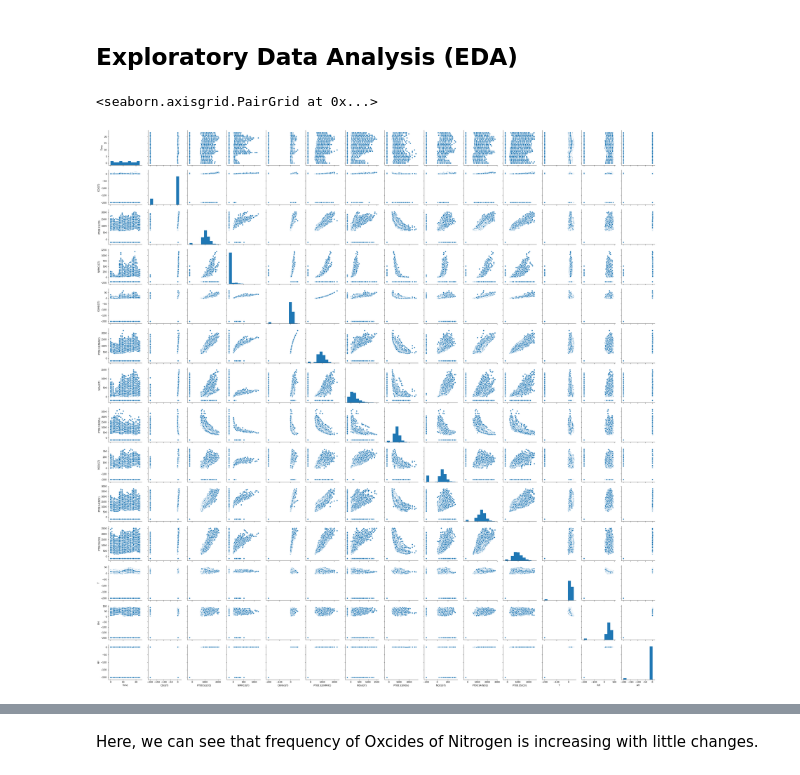
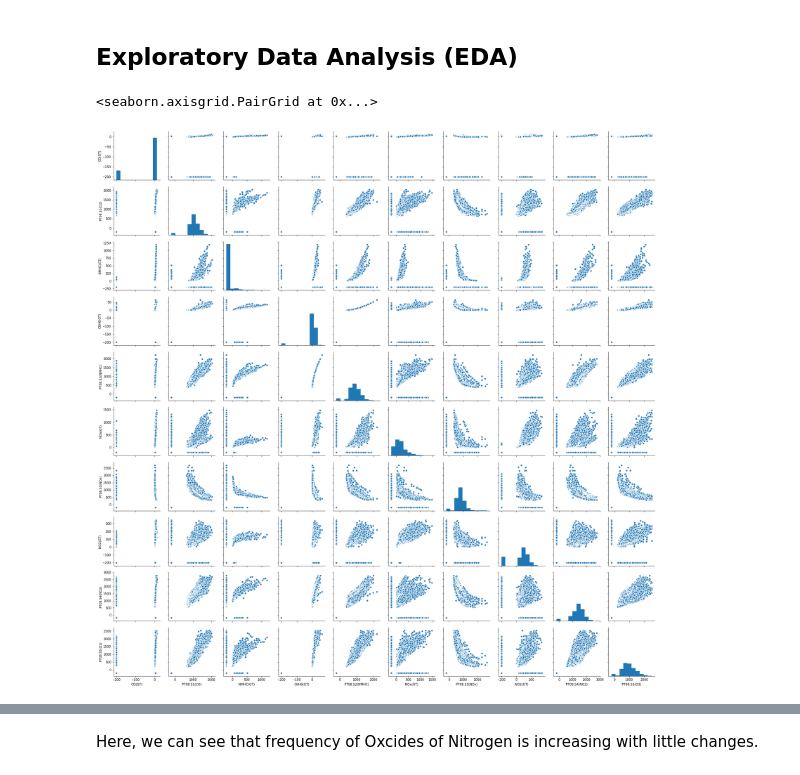
Before and after one commit to SonalSavaliya/Prediction-of-Nitrogen-Oxides-level-in-Air-Quality, a Jupyter notebook: Air Quality UCI Regression.ipynb, the cells around one changed output, grey strips where cells are left out. Saved outputs shown, nothing was run; the diff lists cells and outputs as text; code cells hidden in the pictures.

```diff
--- a/Air Quality UCI Regression.ipynb
+++ b/Air Quality UCI Regression.ipynb
@@ -143,9 +145,10 @@ data.describe()
 | max | 23.000000 | 11.900000 | 2040.000000 | 1189.000000 | 63.700000 | 2214.000000 | 1479.000000 | 2683.000000 | 340.000000 | ... |
 # %% [markdown]
 ## Exploratory Data Analysis (EDA)
-# %%
-sns.pairplot(data)
-# %% [output]
-<seaborn.axisgrid.PairGrid at 0x...>
-[figure, removed]
+# %%
+eda_data = data.drop(['Time','RH','AH','T'], axis=1)
+sns.pairplot(eda_data)
+# %% [output]
+<seaborn.axisgrid.PairGrid at 0x...>
+[figure, added]
 # %%
```
Also changed, not shown: parts of 14 cells of this notebook.
